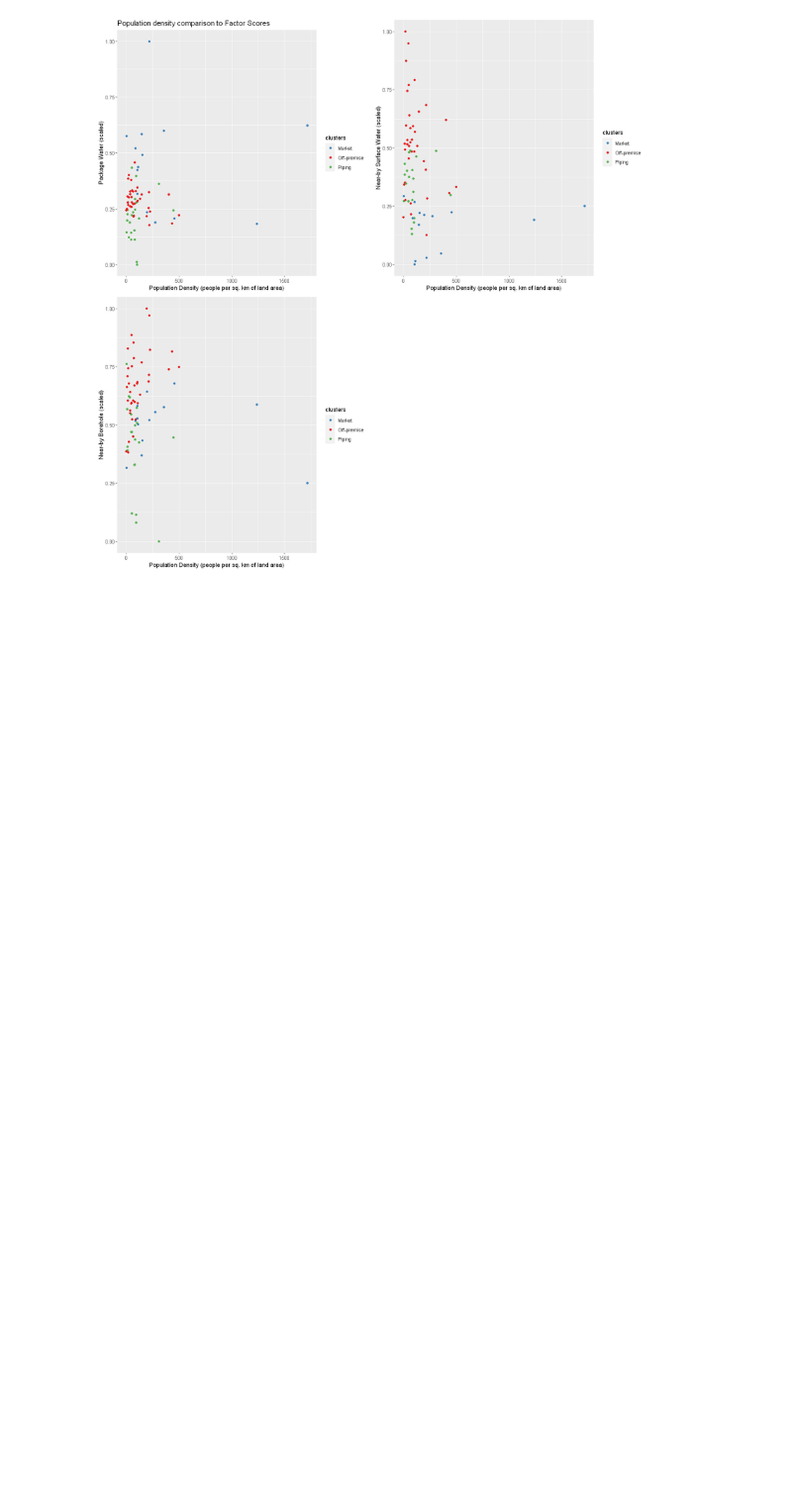
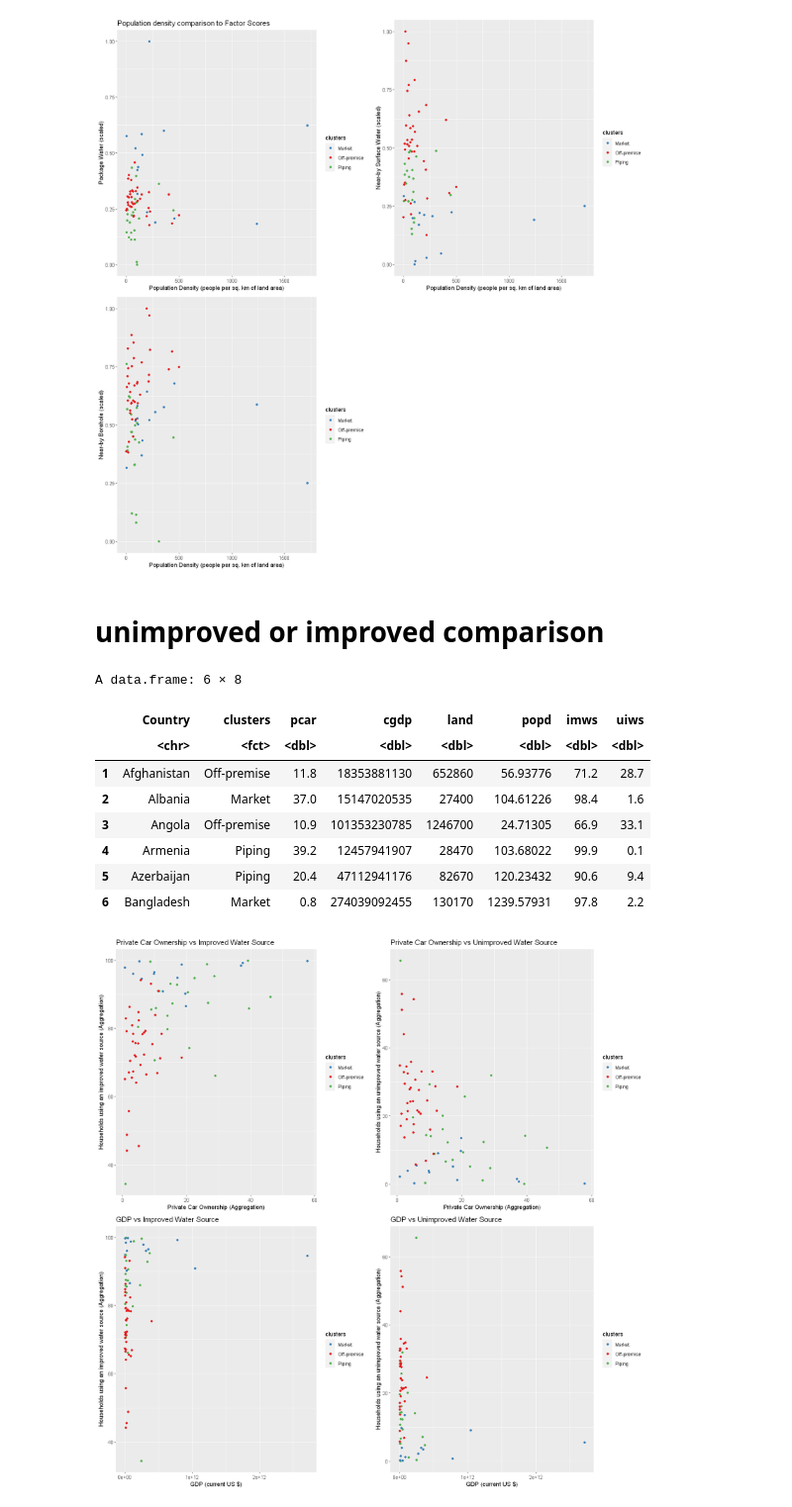
Before and after one commit to narslab/water-accessibility, a Jupyter notebook: bin/jupyter/importance-var-analysis.ipynb, the cells around one changed output. Shown at 99% size. Cells and saved outputs as stored; diff of their text form; code cells hidden in the pictures; blank space fills up the shorter version.

Commit message:
scatter-proved

```diff
--- a/bin/jupyter/importance-var-analysis.ipynb
+++ b/bin/jupyter/importance-var-analysis.ipynb
@@ -197,3 +197,66 @@ grid.arrange(sppw,spns,spb,  ncol=2, nrow=2, widths=c(5, 5), heights=c(5, 5))
 # %% [output]
 [figure]
 [figure]
+# %% [markdown]
+# unimproved or improved comparison
+# %%
+df.pro = read_excel("../../results/dfsimple.xlsx" ,sheet=1 )
+df.pro <- df.pro[,c(1,4,15)]
+df <- merge(x = df.class,
+              y = df.pro,
+              by = c("Country"))
+df$clusters <- as.factor(df$clusters)
+df <- df[,c(1,8,5,9,13,12,16:17)]
+head(df)
+
+sp.pcar.imws <- ggplot(df, aes(x=pcar, y= imws, color=clusters)) +
+  geom_point() +
+  scale_color_manual(values=c('#377EB8','#E41A1C','#4DAF4A'))+
+  labs(title="Private Car Ownership vs Improved Water Source",
+       x="Private Car Ownership (Aggregation)", y = "Households using an improved water source (Aggregation)")
+
+sp.pcar.uiws <- ggplot(df, aes(x=pcar, y= uiws, color=clusters)) +
+  geom_point() +
+  scale_color_manual(values=c('#377EB8','#E41A1C','#4DAF4A'))+
+  labs(title="Private Car Ownership vs Unimproved Water Source",
+       x="Private Car Ownership (Aggregation)", y = "Households using an unimproved water source (Aggregation)")
+
+sp.cgdp.imws <- ggplot(df, aes(x=cgdp, y= imws, color=clusters)) +
+  geom_point() +
+  scale_color_manual(values=c('#377EB8','#E41A1C','#4DAF4A'))+
+  labs(title="GDP vs Improved Water Source",
+       x="GDP (current US $)", y = "Households using an improved water source (Aggregation)")
+
+sp.cgdp.uiws <- ggplot(df, aes(x=cgdp, y= uiws, color=clusters)) +
+  geom_point() +
+  scale_color_manual(values=c('#377EB8','#E41A1C','#4DAF4A'))+
+  labs(title="GDP vs Unimproved Water Source",
+       x="GDP (current US $)", y = "Households using an unimproved water source (Aggregation)")
+
+options(repr.plot.width=14, repr.plot.height=14)
+par(mar = c(1,1,1,1))
+par(cex=1.4)
+grid.arrange(sp.pcar.imws,sp.pcar.uiws ,sp.cgdp.imws,sp.cgdp.uiws, ncol=2, nrow=2, widths=c(5,5), heights=c(5,5))
+
+sp.popd.imws <- ggplot(df, aes(x=popd, y= imws, color=clusters)) +
+  geom_point() +
+  scale_color_manual(values=c('#377EB8','#E41A1C','#4DAF4A'))+
+  labs(title="GDP vs Improved Water Source",
+       x="GDP (current US $)", y = "Households using an improved water source (Aggregation)")
+
+sp.popd.uiws <- ggplot(df, aes(x=popd, y= uiws, color=clusters)) +
+  geom_point() +
+  scale_color_manual(values=c('#377EB8','#E41A1C','#4DAF4A'))+
+  labs(title="GDP vs Unimproved Water Source",
+       x="GDP (current US $)", y = "Households using an unimproved water source (Aggregation)")
+# %% [output]
+A data.frame: 6 × 8
+|  | Country | clusters | pcar | cgdp | land | popd | imws | uiws |
+|  | <chr> | <fct> | <dbl> | <dbl> | <dbl> | <dbl> | <dbl> | <dbl> |
+| 1 | Afghanistan | Off-premise | 11.8 | 18353881130 | 652860 | 56.93776 | 71.2 | 28.7 |
+| 2 | Albania | Market | 37.0 | 15147020535 | 27400 | 104.61226 | 98.4 | 1.6 |
+| 3 | Angola | Off-premise | 10.9 | 101353230785 | 1246700 | 24.71305 | 66.9 | 33.1 |
+| 4 | Armenia | Piping | 39.2 | 12457941907 | 28470 | 103.68022 | 99.9 | 0.1 |
+| 5 | Azerbaijan | Piping | 20.4 | 47112941176 | 82670 | 120.23432 | 90.6 | 9.4 |
+| 6 | Bangladesh | Market | 0.8 | 274039092455 | 130170 | 1239.57931 | 97.8 | 2.2 |
+[figure, added]
```
Also changed, not shown: parts of 1 cell of this notebook.
